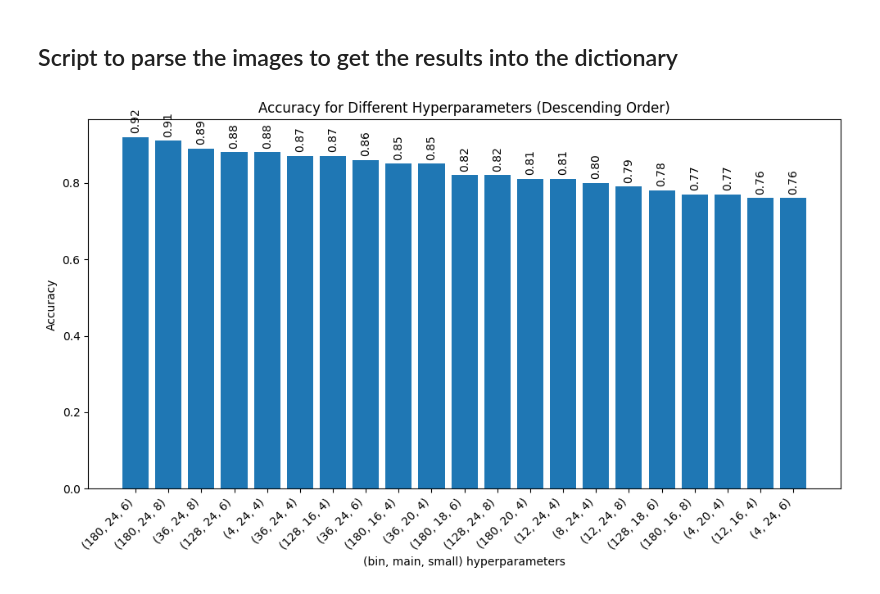
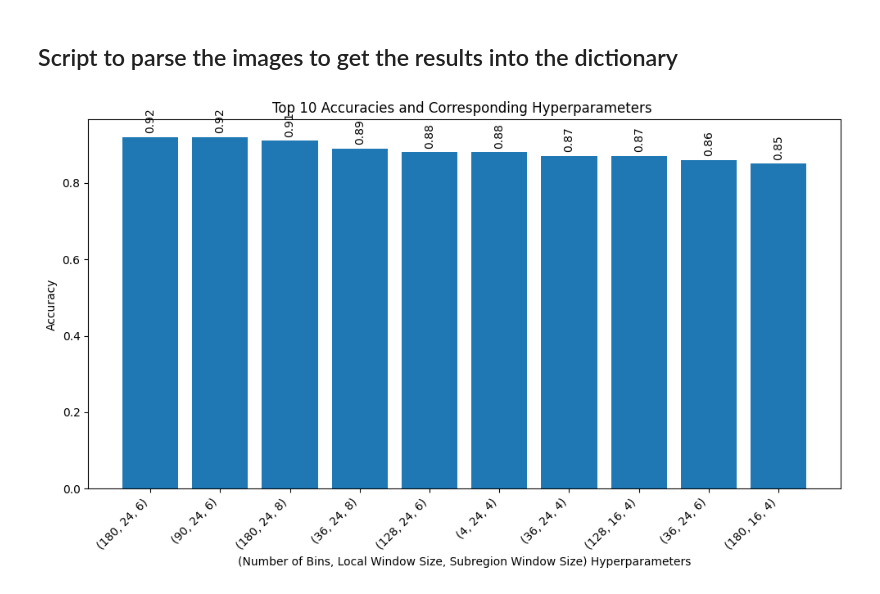
Before and after one commit to SethPavlicekGradStudent/CS659-Project, a Jupyter notebook: analysis.ipynb, the cells around one changed output. Saved outputs shown, nothing was run; the diff lists cells and outputs as text; code cells hidden in the pictures.

Commit message:
image values for 90 degrees

```diff
--- a/analysis.ipynb
+++ b/analysis.ipynb
@@ -38,35 +38,35 @@ accuracies = []
 
 for bin_val, main_dict in filtered_results.items():
     for main_win, small_dict in main_dict.items():
         for small_win, accuracy in small_dict.items():
-            if (accuracy > 0.75):
+            # if (accuracy > 0.75):
                 bins.append(bin_val)
                 main_windows.append(main_win)
                 small_windows.append(small_win)
                 accuracies.append(accuracy)
 
 # Zip hyperparameters and accuracies together
 hyperparameters_accuracies = list(zip(bins, main_windows, small_windows, accuracies))
 
 # Sort by accuracy in descending order
 hyperparameters_accuracies.sort(key=lambda x: x[3], reverse=True)
-
+hyperparameters_accuracies = hyperparameters_accuracies[0:10]
 # Unzip sorted hyperparameters and accuracies
 bins_sorted, main_windows_sorted, small_windows_sorted, accuracies_sorted = zip(*hyperparameters_accuracies)
 
 # Create bar chart with sorted data
 fig, ax = plt.subplots(figsize=(10, 6))
 bars = ax.bar(range(len(accuracies_sorted)), accuracies_sorted, tick_label=[f"({b}, {m}, {s})" for b, m, s in zip(bins_sorted, main_windows_sorted, small_windows_sorted)])
-ax.set_xlabel('(bin, main, small) hyperparameters')
+ax.set_xlabel('(Number of Bins, Local Window Size, Subregion Window Size) Hyperparameters')
 ax.set_ylabel('Accuracy')
-ax.set_title('Accuracy for Different Hyperparameters (Descending Order)')
+ax.set_title('Top 10 Accuracies and Corresponding Hyperparameters ')
 plt.xticks(rotation=45, ha='right')
 
 # Annotate each bar with its accuracy value
 for bar, accuracy in zip(bars, accuracies_sorted):
     ax.text(bar.get_x() + bar.get_width() / 2, bar.get_height() + 0.01, f'{accuracy:.2f}', ha='center', va='bottom', rotation='vertical')
 
 plt.tight_layout()
 plt.show()
 # %% [output]
-[figure, old version]
+[figure, new version]
```
Also changed, not shown: 54 other files.
